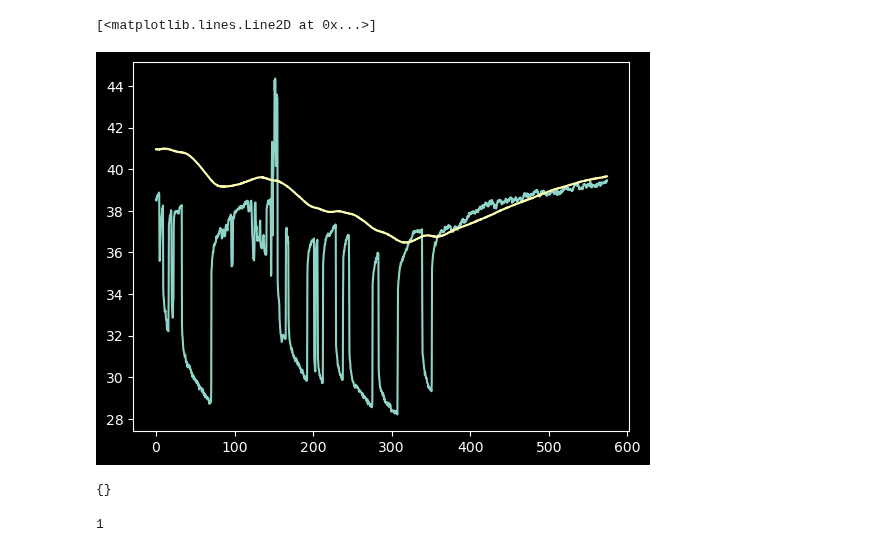
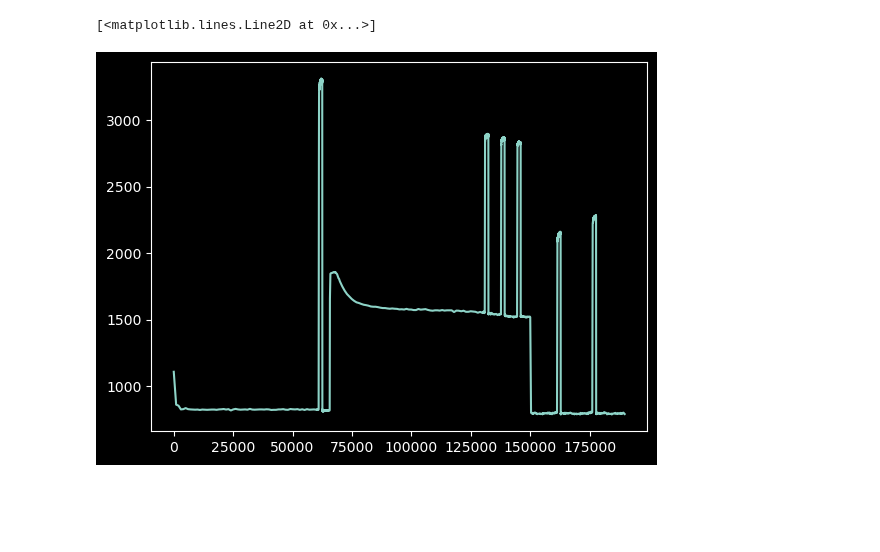
Before and after one commit to Jan-IngenHousz-Institute/ambit, a Jupyter notebook: Untitled-1.ipynb, the cells around one changed output. Cells and saved outputs as stored; diff of their text form; code cells hidden in the pictures; blank space fills up the shorter version.

```diff
--- a/Untitled-1.ipynb
+++ b/Untitled-1.ipynb
@@ -78,8 +78,10 @@ def DAC_set(ser: serial.Serial, ch:int, v:int):
     if (ch == 2) or (ch == 4):
         if (v > -1) and (v < 4095):
             ret = _wait_for_line(ser, target = "Done", input = f'DAC,{ch},{v},\n', print_out=False)
-    if ret == False: print("DAC_set error", ch, v)
-    return
+    if ret == False:
+        print("DAC_set error", ch, v)
+        return -1
+    return v
 
 def DAC_ONOFF(ser: serial.Serial, ch:int, onoff:bool):
     if onoff:
@@ -110,11 +112,3 @@ def autoscale(data: list, axis:plt.Axes):
         a = True
     if a and _l != _h:
         axis.set_ylim([_l, _h])
-# %%
-DAC_ONOFF(ser_pulser, 4, True)
-for n in range(4):
-    for i in range(50):
-        _ret = Trigger(ser)
-        if _ret != {}: ret.append(_ret)
-        time.sleep(0.05)
-    Ambit_actinic(ser, 250)
@@ -369,14 +253,9 @@ Stop
-# %%
-plt.plot(t, T1)
-plt.plot(t, T2)
-# %% [output]
-[<matplotlib.lines.Line2D at 0x...>]
-[figure, removed]
-# %%
-ret
-# %% [output]
-{}
-# %%
-"1.23".count(".")
-# %% [output]
-1
+# %%
+data = pd.DataFrame(_data)
+# %%
+data.attrs['OFFSET'] = 1
+# %%
+plt.plot(data['T'], data['B'])
+# %% [output]
+[<matplotlib.lines.Line2D at 0x...>]
+[figure, added]
```
Also changed, not shown: parts of 14 cells of this notebook.
